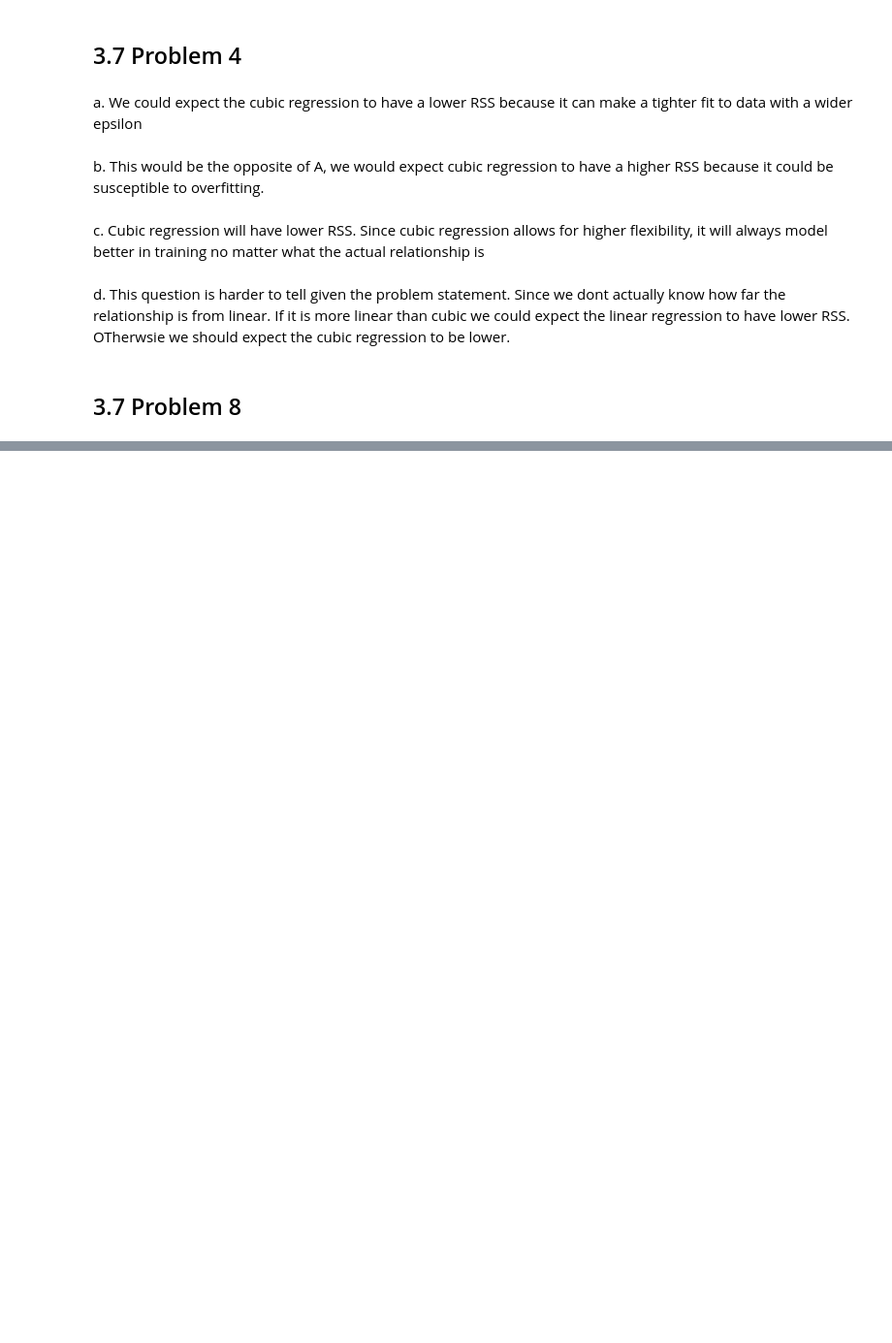
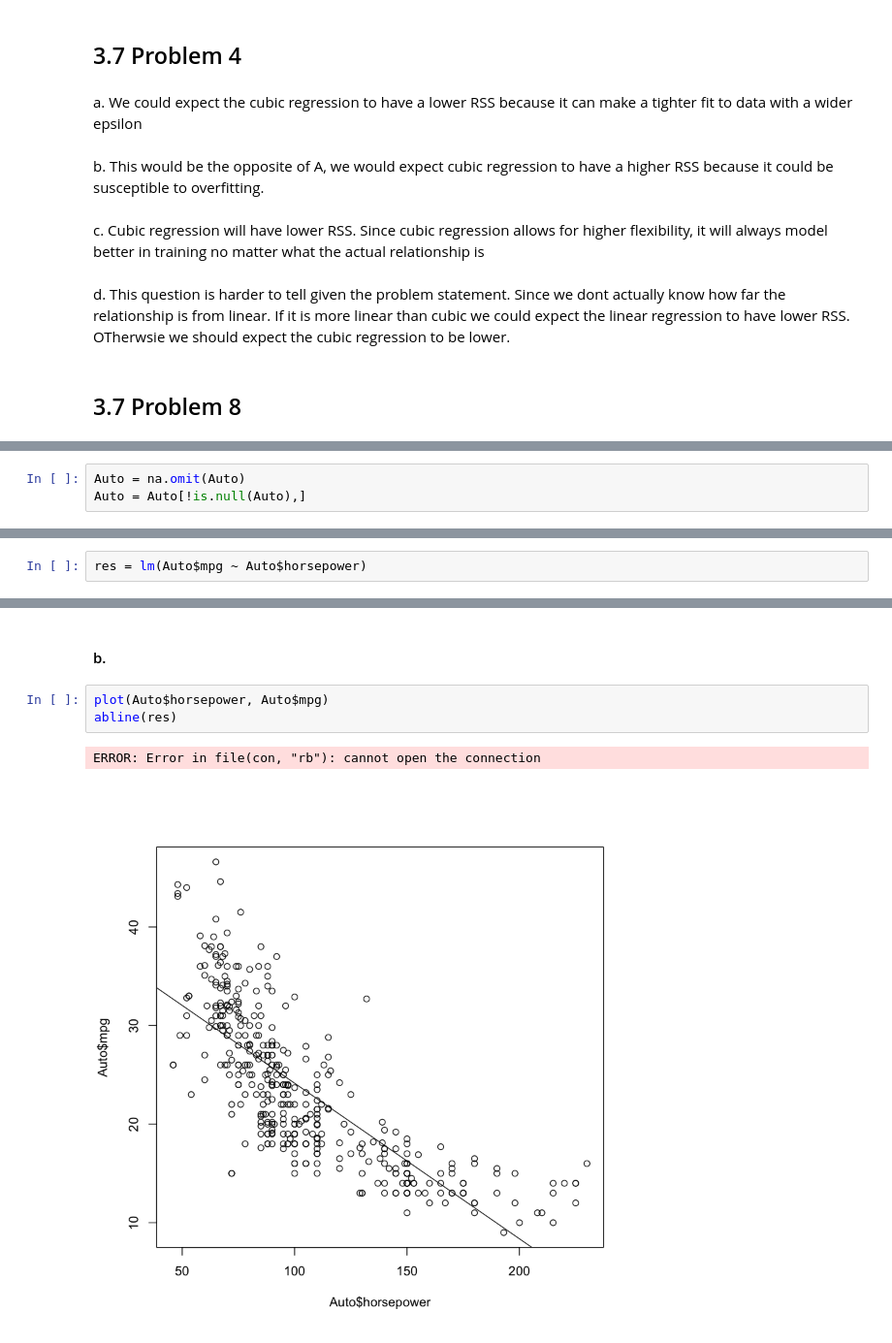
Before and after one commit to jbrambleDC/statistical-learning, a Jupyter notebook: Homework2.ipynb, the cells around one changed output, grey strips where cells are left out. Shown at 97% size. Drawn from its saved outputs; the diff is of its cells as text; blank space fills up the shorter version.

```diff
--- a/Homework2.ipynb
+++ b/Homework2.ipynb
@@ -34,0 +41,3 @@ d. This question is harder to tell given the problem statement. Since we dont ac
+# %%
+Auto = na.omit(Auto)
+Auto = Auto[!is.null(Auto),]
@@ -34,0 +73,2 @@ d. This question is harder to tell given the problem statement. Since we dont ac
+# %%
+res = lm(Auto$mpg ~ Auto$horsepower)
@@ -34,0 +141,8 @@ d. This question is harder to tell given the problem statement. Since we dont ac
+# %% [markdown]
+#### b.
+# %%
+plot(Auto$horsepower, Auto$mpg)
+abline(res)
+# %% [output]
+ERROR: Error in file(con, "rb"): cannot open the connection
+[figure, added]
```
Also changed, not shown: parts of 16 cells of this notebook.
